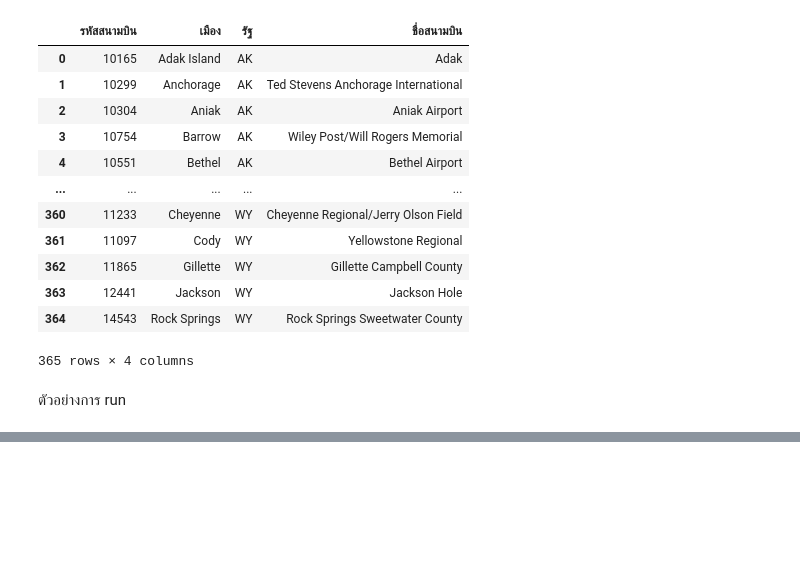
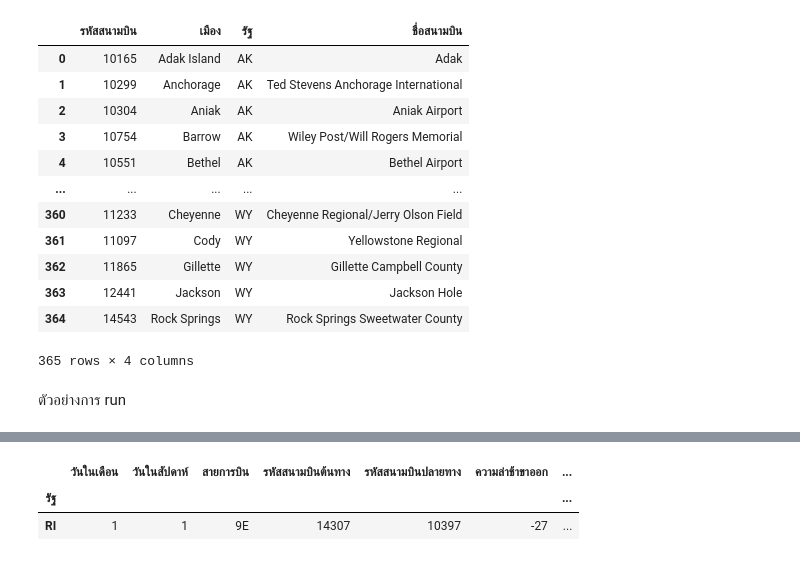
Before and after one commit to Wikanes-k/DWDM21, a Jupyter notebook: MiniExam.ipynb, the cells around one changed output, grey strips where cells are left out. Saved outputs shown, nothing was run; the diff lists cells and outputs as text; code cells hidden in the pictures; blank space fills up the shorter version.

```diff
--- a/MiniExam.ipynb
+++ b/MiniExam.ipynb
@@ -70,0 +122,7 @@ gen_exams('62123456-9')
+# %%
+min = merged_table.groupby('รัฐ').min().sort_values(by=['ความล่าช้าขาเข้า'],ascending=False)
+min.iloc[-1:,:]
+# %% [output]
+|  | วันในเดือน | วันในสัปดาห์ | สายการบิน | รหัสสนามบินต้นทาง | รหัสสนามบินปลายทาง | ความล่าช้าขาออก | ... |
+| รัฐ |  |  |  |  |  |  | ... |
+| RI | 1 | 1 | 9E | 14307 | 10397 | -27 | ... |
```
Also changed, not shown: parts of 9 cells of this notebook.
